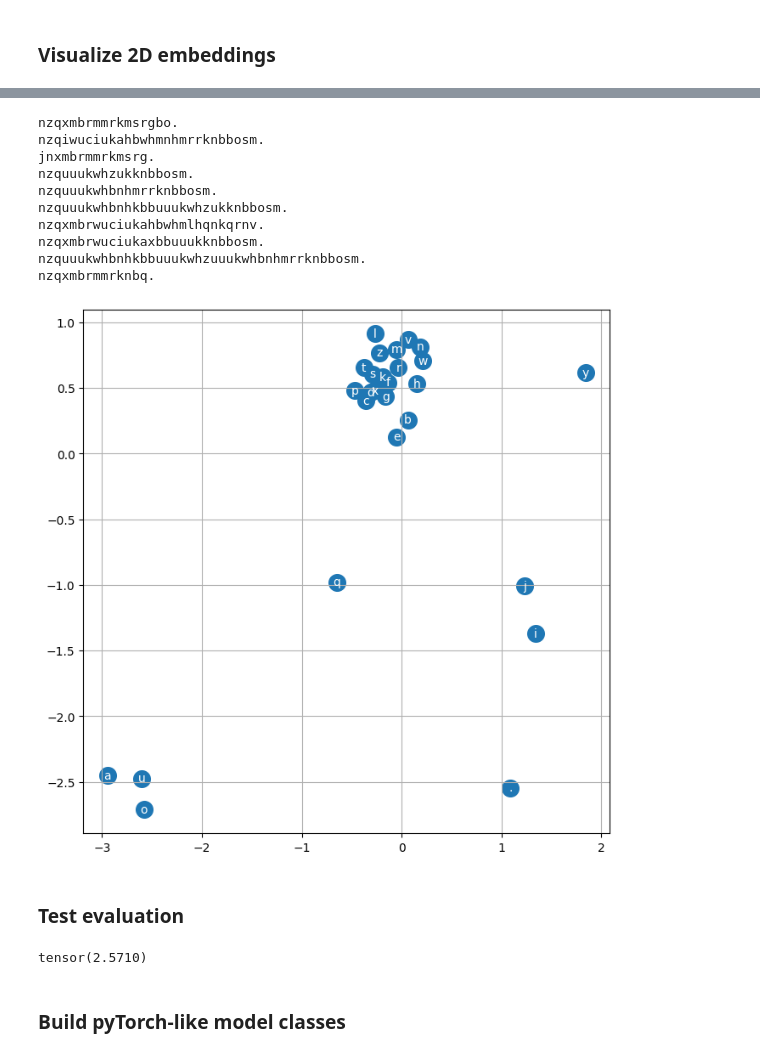
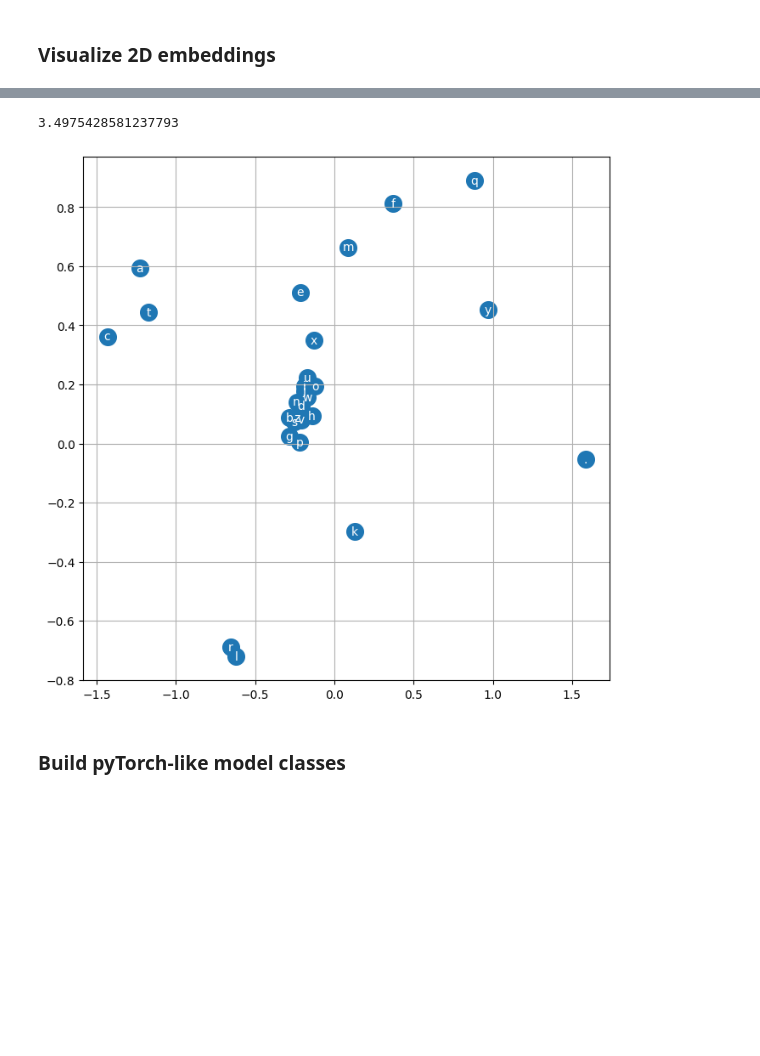
Before and after one commit to ReemBer/makemore-tutorial, a Jupyter notebook: MLP, Activations and gradient visualizations, Sophisticated initializations.ipynb, the cells around one changed output, grey strips where cells are left out. Cells and saved outputs as stored; diff of their text form; code cells hidden in the pictures; blank space fills up the shorter version.

```diff
--- a/MLP, Activations and gradient visualizations, Sophisticated initializations.ipynb
+++ b/MLP, Activations and gradient visualizations, Sophisticated initializations.ipynb
@@ -239,7 +148,7 @@ init_t_loss = F.cross_entropy(model(train_X.to(device)), train_y.to(device)).ite
 init_v_loss = F.cross_entropy(model(val_X.to(device)), val_y.to(device)).item()
 print(f"{init_t_loss=}, {init_v_loss=}")
 
-t_loss, v_loss = train(model, train_ds, val_ds, epoches=30, batch_size=64, optimizer=optimizer)
+t_loss, v_loss = train(model, train_ds, val_ds, epoches=1, batch_size=64, optimizer=optimizer, device=device)
 t_loss = [init_t_loss] + t_loss
 v_loss = [init_v_loss] + v_loss
 
@@ -247,5 +156,8 @@ plt.figure(figsize=(8,3))
 plt.plot(np.array(t_loss), label = 'train loss')
 plt.plot(np.array(v_loss), label = 'validation loss')
 plt.legend()
+
+for i in range(15):
+    print(''.join(tokenizer.decode(evaluate(model, max_new_tokens=1000))))
 # %% [output]
 model.nelement()=4433
@@ -289,6 +187,6 @@ plt.figure(figsize=(8,8))
 C = model.emb.cpu()
 plt.scatter(C[:,0].data, C[:,1].data, s=200)
 for i in range(C.shape[0]):
-    plt.text(C[i,0].item(), C[i,1].item(), itoc[i], ha="center", va="center", color='white')
+    plt.text(C[i,0].item(), C[i,1].item(), tokenizer.itoc[i], ha="center", va="center", color='white')
 plt.grid('minor')
 # %% [output]
@@ -337,37 +233,20 @@ epoch=19: cur_avg_train_loss=2.3875439032573, cur_val_loss=2.45124888420105
-# %%
-for i in range(10):
-    print(''.join(decode(evaluate(model384, max_new_tokens=1000))))
-# %% [output]
-nzqxmbrmmrkmsrgbo.
-nzqiwuciukahbwhmnhmrrknbbosm.
-jnxmbrmmrkmsrg.
-nzquuukwhzukknbbosm.
-nzquuukwhbnhmrrknbbosm.
-nzquuukwhbnhkbbuuukwhzukknbbosm.
-nzqxmbrwuciukahbwhmlhqnkqrnv.
-nzqxmbrwuciukaxbbuuukknbbosm.
-nzquuukwhbnhkbbuuukwhzuuukwhbnhmrrknbbosm.
-nzqxmbrmmrknbq.
 # %%
 # visualize some 2 dimensions of the embedding matrix model384.emb for all characters
 plt.figure(figsize=(8,8))
 C = model384.emb.cpu()
 dim1, dim2 = 4, 5
 plt.scatter(C[:, dim1].data, C[:, dim2].data, s=200)
 for i in range(C.shape[0]):
-    plt.text(C[i, dim1].item(), C[i, dim2].item(), itoc[i], ha="center", va="center", color='white')
+    plt.text(C[i, dim1].item(), C[i, dim2].item(), tokenizer.itoc[i], ha="center", va="center", color='white')
 plt.grid('minor')
+
+with torch.no_grad():
+    test_logits = model384(test_X).cpu()
+    test_loss = F.cross_entropy(test_logits, test_y)
+    print(f'\n{test_loss}')
 # %% [output]
+3.4975428581237793
-[figure, old version]
+[figure, new version]
-# %% [markdown]
-### Test evaluation
-# %%
-with torch.no_grad():
-    test_logits = model384(test_X).cpu()
-    test_loss = F.cross_entropy(test_logits, test_y)
-    print(test_loss)
-# %% [output]
-tensor(2.5710)
 # %% [markdown]
 ### Build pyTorch-like model classes
 # %%
```
Also changed, not shown: parts of 20 cells of this notebook, 6 other files.
